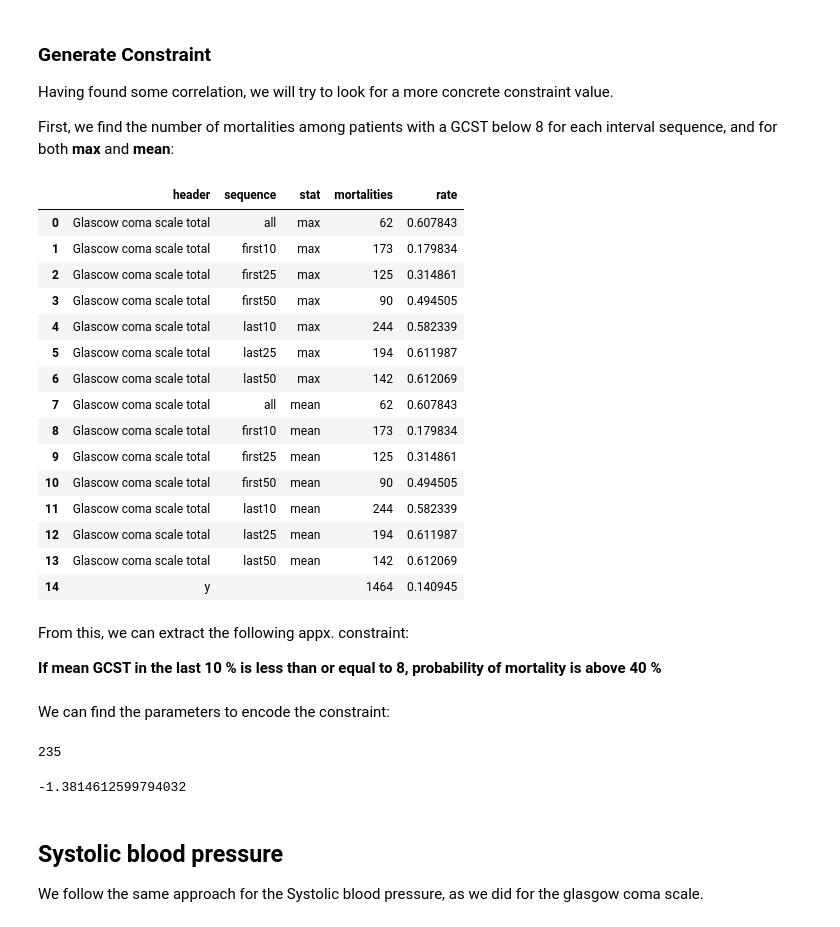
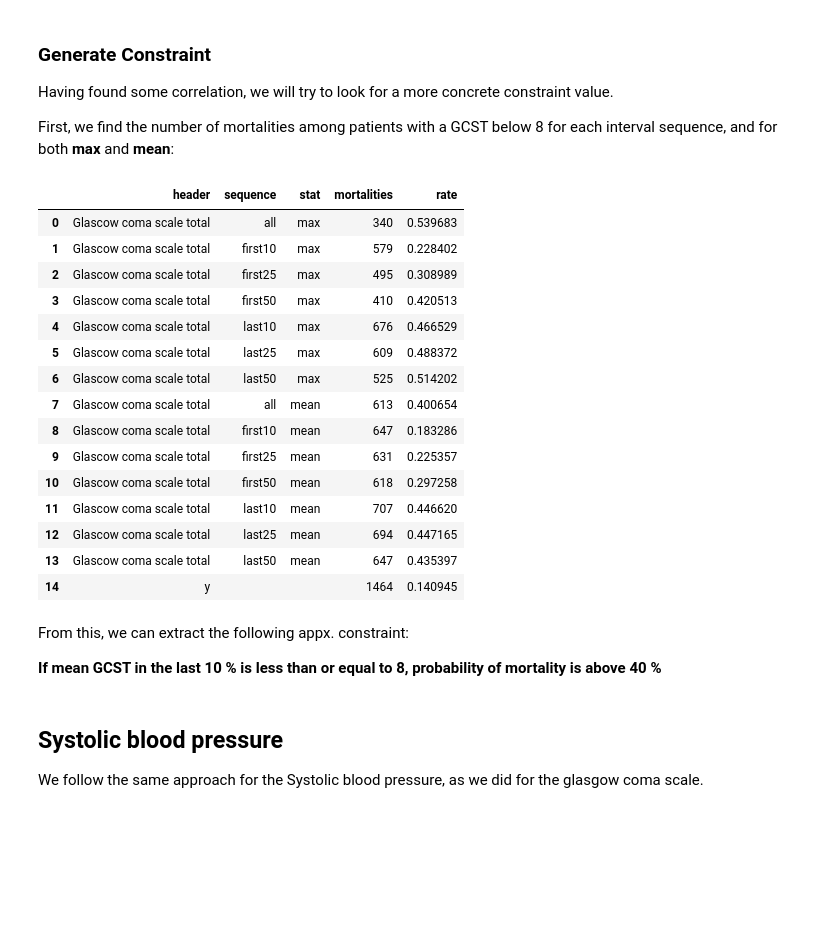
Before and after one commit to Jonas-Weile/MIMIC-DL2, a Jupyter notebook: Exploration.ipynb, the cells around one changed output. Saved outputs shown, nothing was run; the diff lists cells and outputs as text; code cells hidden in the pictures; blank space fills up the shorter version.

```diff
--- a/Exploration.ipynb
+++ b/Exploration.ipynb
@@ -269,50 +269,39 @@ Having found some correlation, we will try to look for a more concrete constrain
 
 First, we find the number of mortalities among patients with a GCST below 8 for each interval sequence, and for both **max** and **mean**:
 # %%
-threshold = 3
+threshold = 8
 
 data = df.loc[:, idx[('Glascow coma scale total', 'y'), :, ('max', 'mean', '')]].dropna()
 mortality = data.index[data.loc[:, 'y'].eq(1)]
 
 df1 = data[data.loc[mortality] <= threshold].count()
 df1 = df1.reset_index().rename(columns={0: 'mortalities'})
 
 df2 = data[data.loc[mortality] <= threshold].count() / data[data <= threshold].count()
 df2 = df2.reset_index(drop=True).rename('rate')
 
 pd.concat([df1, df2], axis=1)
 # %% [output]
 |  | header | sequence | stat | mortalities | rate |
-| 0 | Glascow coma scale total | all | max | 62 | 0.607843 |
-| 1 | Glascow coma scale total | first10 | max | 173 | 0.179834 |
-| 2 | Glascow coma scale total | first25 | max | 125 | 0.314861 |
-| 3 | Glascow coma scale total | first50 | max | 90 | 0.494505 |
-| 4 | Glascow coma scale total | last10 | max | 244 | 0.582339 |
-| 5 | Glascow coma scale total | last25 | max | 194 | 0.611987 |
-| 6 | Glascow coma scale total | last50 | max | 142 | 0.612069 |
-| 7 | Glascow coma scale total | all | mean | 62 | 0.607843 |
-| 8 | Glascow coma scale total | first10 | mean | 173 | 0.179834 |
-| 9 | Glascow coma scale total | first25 | mean | 125 | 0.314861 |
-| 10 | Glascow coma scale total | first50 | mean | 90 | 0.494505 |
-| 11 | Glascow coma scale total | last10 | mean | 244 | 0.582339 |
-| 12 | Glascow coma scale total | last25 | mean | 194 | 0.611987 |
-| 13 | Glascow coma scale total | last50 | mean | 142 | 0.612069 |
+| 0 | Glascow coma scale total | all | max | 340 | 0.539683 |
+| 1 | Glascow coma scale total | first10 | max | 579 | 0.228402 |
+| 2 | Glascow coma scale total | first25 | max | 495 | 0.308989 |
+| 3 | Glascow coma scale total | first50 | max | 410 | 0.420513 |
+| 4 | Glascow coma scale total | last10 | max | 676 | 0.466529 |
+| 5 | Glascow coma scale total | last25 | max | 609 | 0.488372 |
+| 6 | Glascow coma scale total | last50 | max | 525 | 0.514202 |
+| 7 | Glascow coma scale total | all | mean | 613 | 0.400654 |
+| 8 | Glascow coma scale total | first10 | mean | 647 | 0.183286 |
+| 9 | Glascow coma scale total | first25 | mean | 631 | 0.225357 |
+| 10 | Glascow coma scale total | first50 | mean | 618 | 0.297258 |
+| 11 | Glascow coma scale total | last10 | mean | 707 | 0.446620 |
+| 12 | Glascow coma scale total | last25 | mean | 694 | 0.447165 |
+| 13 | Glascow coma scale total | last50 | mean | 647 | 0.435397 |
 | 14 | y |  |  | 1464 | 0.140945 |
 # %% [markdown]
 From this, we can extract the following appx. constraint:
 
   **If mean GCST in the last 10 % is less than or equal to 8, probability of mortality is above 40 %**
-# %% [markdown]
-We can find the parameters to encode the constraint:
-# %%
-df.columns.get_loc(idx['Glascow coma scale total', 'last10', 'max']) + 42
-# %% [output]
-235
-# %%
-column = df.loc[:, idx['Glascow coma scale total', 'last10', 'max']]
-(8 - column.mean()) / column.std()
-# %% [output]
--1.3814612599794032
 # %% [markdown]
 ## Systolic blood pressure
 We follow the same approach for the Systolic blood pressure, as we did for the glasgow coma scale.
```
Also changed, not shown: parts of 10 cells of this notebook.
